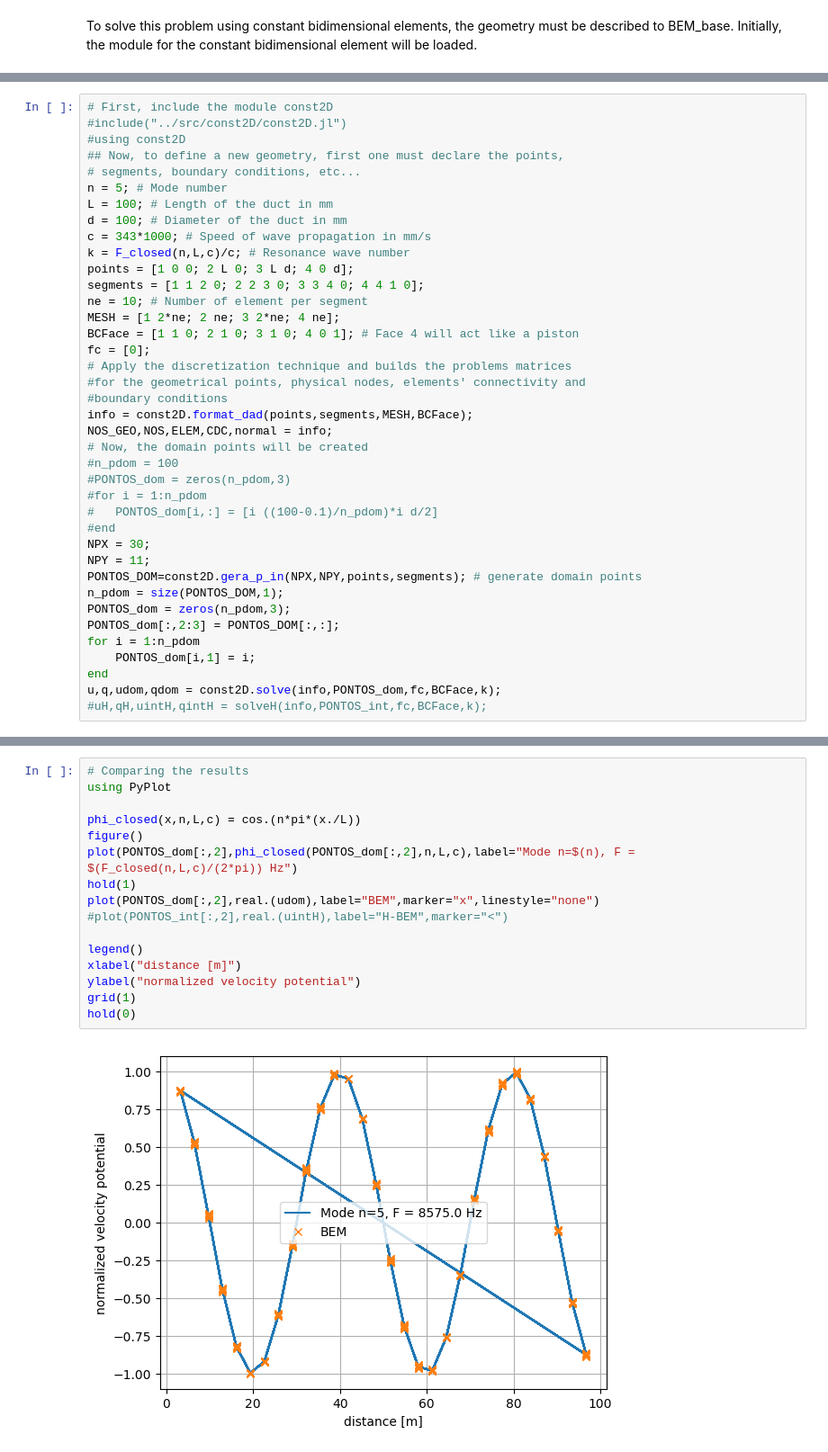
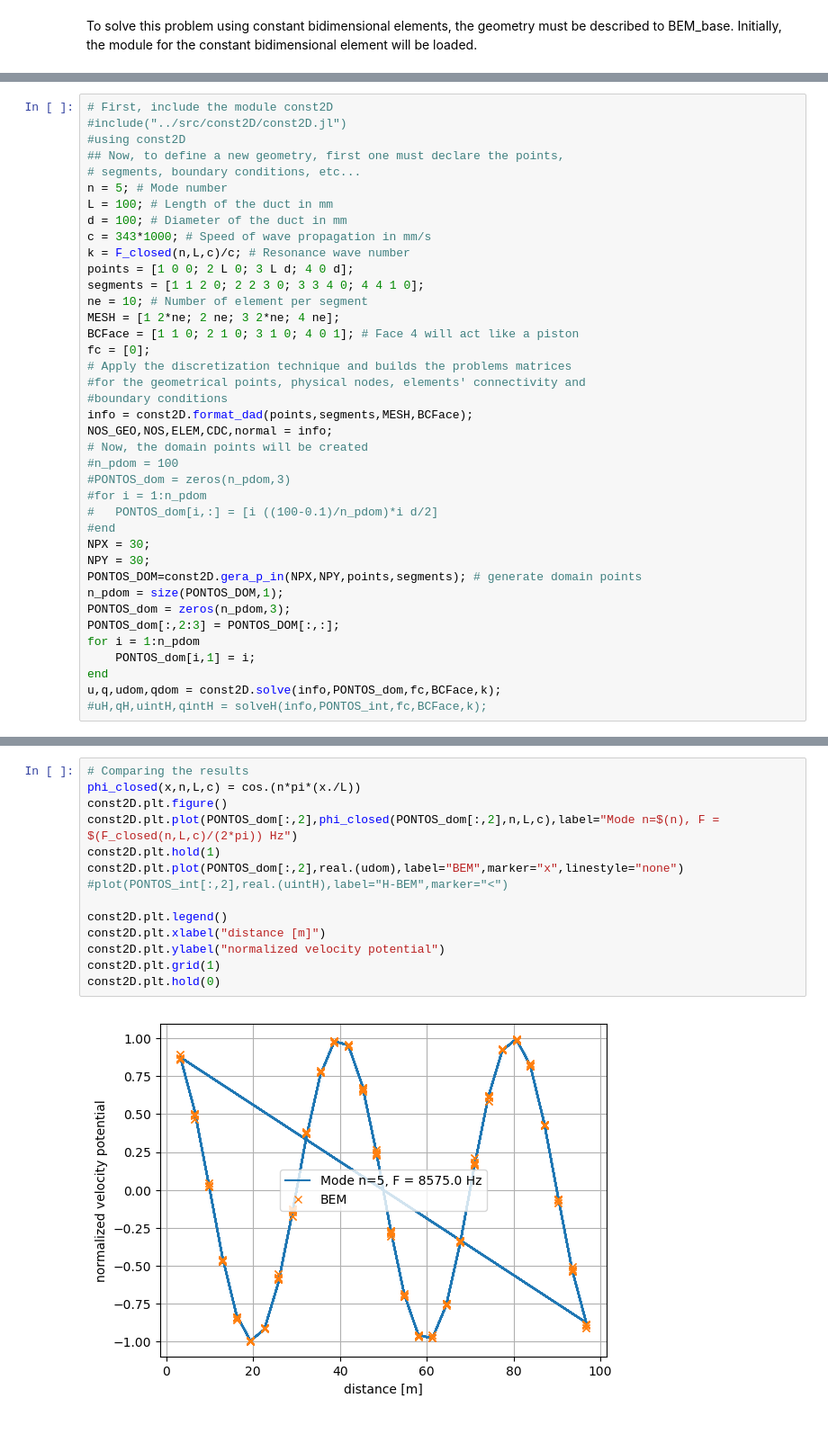
Before and after one commit to alvarocafe/BB, a Jupyter notebook: docs/BEM 2D - Helmholtz.ipynb, the cells around one changed output, grey strips where cells are left out. Shown at 90% size. Cells and saved outputs as stored; diff of their text form.

```diff
--- a/docs/BEM 2D - Helmholtz.ipynb
+++ b/docs/BEM 2D - Helmholtz.ipynb
@@ -54,7 +54,7 @@ NOS_GEO,NOS,ELEM,CDC,normal = info;
 #	PONTOS_dom[i,:] = [i ((100-0.1)/n_pdom)*i d/2]
 #end
 NPX = 30;
-NPY = 11;
+NPY = 30;
 PONTOS_DOM=const2D.gera_p_in(NPX,NPY,points,segments); # generate domain points
 n_pdom = size(PONTOS_DOM,1);
 PONTOS_dom = zeros(n_pdom,3);
@@ -72,18 +81,16 @@ Evaluating at domain points.
 # %%
 # Comparing the results
-using PyPlot
-
 phi_closed(x,n,L,c) = cos.(n*pi*(x./L))
-figure()
-plot(PONTOS_dom[:,2],phi_closed(PONTOS_dom[:,2],n,L,c),label="Mode n=$(n), F = $(F_closed(n,L,c)/(2*pi)) Hz")
-hold(1)
-plot(PONTOS_dom[:,2],real.(udom),label="BEM",marker="x",linestyle="none")
+const2D.plt.figure()
+const2D.plt.plot(PONTOS_dom[:,2],phi_closed(PONTOS_dom[:,2],n,L,c),label="Mode n=$(n), F = $(F_closed(n,L,c)/(2*pi)) Hz")
+const2D.plt.hold(1)
+const2D.plt.plot(PONTOS_dom[:,2],real.(udom),label="BEM",marker="x",linestyle="none")
 #plot(PONTOS_int[:,2],real.(uintH),label="H-BEM",marker="<")
 
-legend()
-xlabel("distance [m]")
-ylabel("normalized velocity potential")
-grid(1)
-hold(0)
+const2D.plt.legend()
+const2D.plt.xlabel("distance [m]")
+const2D.plt.ylabel("normalized velocity potential")
+const2D.plt.grid(1)
+const2D.plt.hold(0)
 # %% [output]
-[figure, old version]
+[figure, new version]
```
Also changed, not shown: parts of 5 cells of this notebook, 2 other files.
